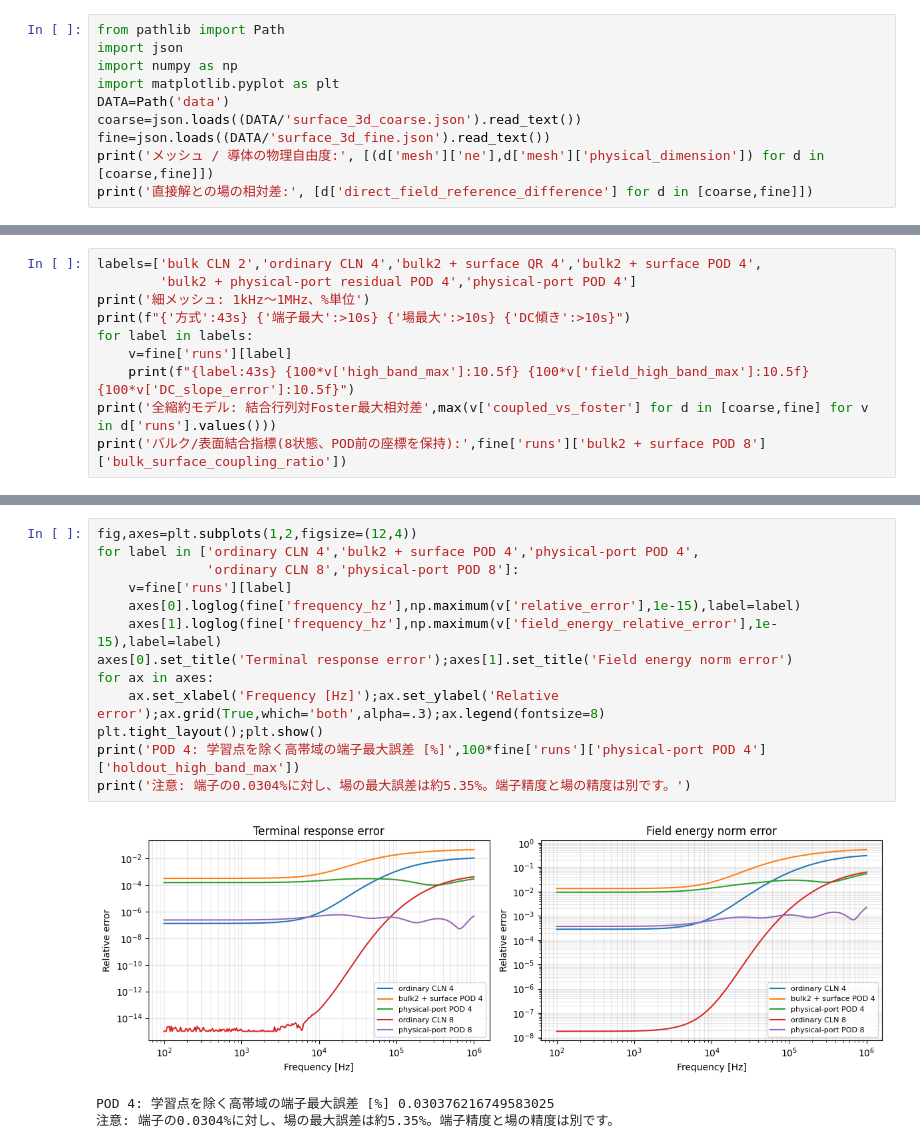
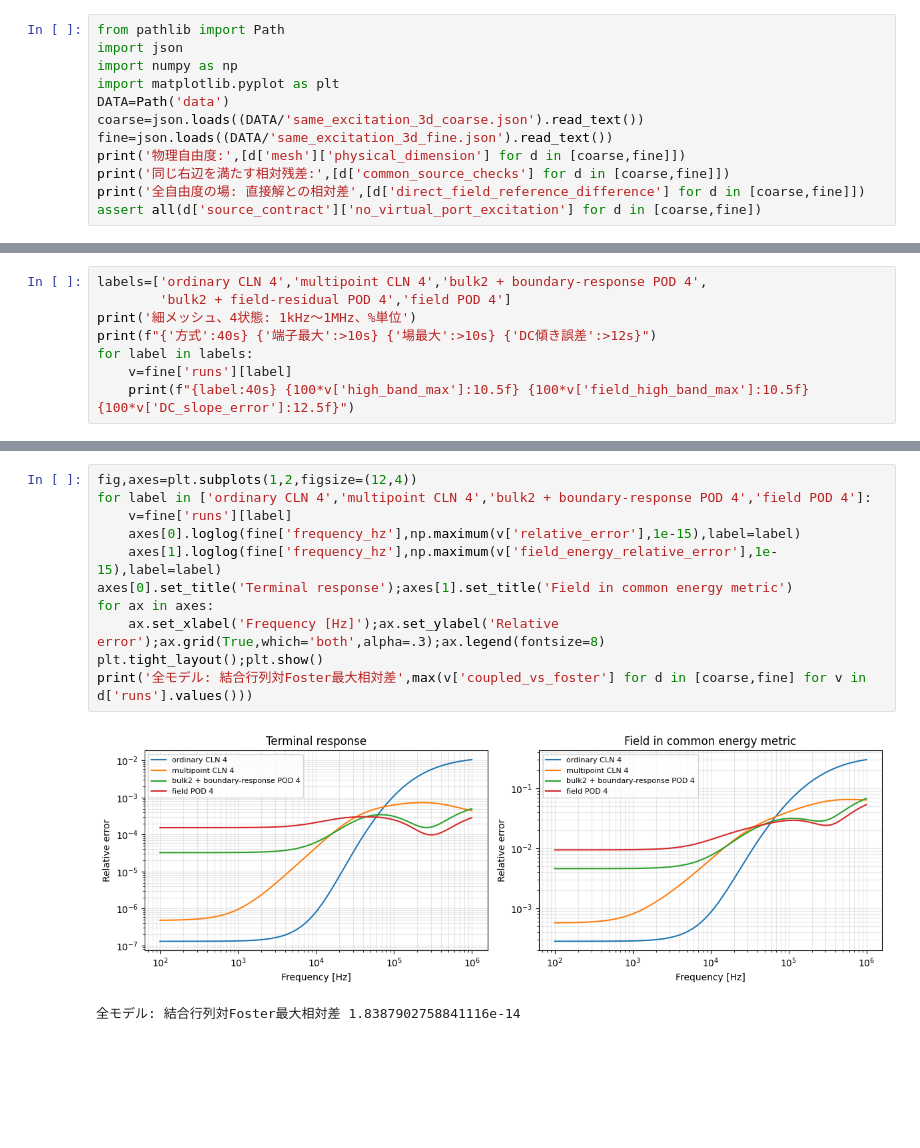
Before and after one commit to ksugahar/CLN-mcp, a Jupyter notebook: docs/08_3d_surface_pod_foster.ipynb, the cells around one changed output, grey strips where cells are left out. Cells and saved outputs as stored; diff of their text form; blank space fills up the shorter version.

Commit message:
Rebuild CLN and POD comparison around the same physical excitation

```diff
--- a/docs/08_3d_surface_pod_foster.ipynb
+++ b/docs/08_3d_surface_pod_foster.ipynb
@@ -20,8 +28,10 @@ import json
 import numpy as np
 import matplotlib.pyplot as plt
 DATA=Path('data')
-coarse=json.loads((DATA/'surface_3d_coarse.json').read_text())
-fine=json.loads((DATA/'surface_3d_fine.json').read_text())
-print('メッシュ / 導体の物理自由度:', [(d['mesh']['ne'],d['mesh']['physical_dimension']) for d in [coarse,fine]])
-print('直接解との場の相対差:', [d['direct_field_reference_difference'] for d in [coarse,fine]])
+coarse=json.loads((DATA/'same_excitation_3d_coarse.json').read_text())
+fine=json.loads((DATA/'same_excitation_3d_fine.json').read_text())
+print('物理自由度:',[d['mesh']['physical_dimension'] for d in [coarse,fine]])
+print('同じ右辺を満たす相対残差:',[d['common_source_checks'] for d in [coarse,fine]])
+print('全自由度の場: 直接解との相対差',[d['direct_field_reference_difference'] for d in [coarse,fine]])
+assert all(d['source_contract']['no_virtual_port_excitation'] for d in [coarse,fine])
 # %% [output]
@@ -67,11 +69,9 @@ $$Z_q(u)=\sum_j r_j\frac{u}{u+p_j},\qquad r_j=(f_q^Tv_j)^2\geq0$$
 # %%
-labels=['bulk CLN 2','ordinary CLN 4','bulk2 + surface QR 4','bulk2 + surface POD 4',
-        'bulk2 + physical-port residual POD 4','physical-port POD 4']
-print('細メッシュ: 1kHz〜1MHz、%単位')
-print(f"{'方式':43s} {'端子最大':>10s} {'場最大':>10s} {'DC傾き':>10s}")
+labels=['ordinary CLN 4','multipoint CLN 4','bulk2 + boundary-response POD 4',
+        'bulk2 + field-residual POD 4','field POD 4']
+print('細メッシュ、4状態: 1kHz〜1MHz、%単位')
+print(f"{'方式':40s} {'端子最大':>10s} {'場最大':>10s} {'DC傾き誤差':>12s}")
 for label in labels:
     v=fine['runs'][label]
-    print(f"{label:43s} {100*v['high_band_max']:10.5f} {100*v['field_high_band_max']:10.5f} {100*v['DC_slope_error']:10.5f}")
-print('全縮約モデル: 結合行列対Foster最大相対差',max(v['coupled_vs_foster'] for d in [coarse,fine] for v in d['runs'].values()))
-print('バルク/表面結合指標(8状態、POD前の座標を保持):',fine['runs']['bulk2 + surface POD 8']['bulk_surface_coupling_ratio'])
+    print(f"{label:40s} {100*v['high_band_max']:10.5f} {100*v['field_high_band_max']:10.5f} {100*v['DC_slope_error']:12.5f}")
 # %% [output]
@@ -96,18 +97,15 @@ physical-port POD 4                            0.03038    5.34979    0.01539
 # %%
 fig,axes=plt.subplots(1,2,figsize=(12,4))
-for label in ['ordinary CLN 4','bulk2 + surface POD 4','physical-port POD 4',
-              'ordinary CLN 8','physical-port POD 8']:
+for label in ['ordinary CLN 4','multipoint CLN 4','bulk2 + boundary-response POD 4','field POD 4']:
     v=fine['runs'][label]
     axes[0].loglog(fine['frequency_hz'],np.maximum(v['relative_error'],1e-15),label=label)
     axes[1].loglog(fine['frequency_hz'],np.maximum(v['field_energy_relative_error'],1e-15),label=label)
-axes[0].set_title('Terminal response error');axes[1].set_title('Field energy norm error')
+axes[0].set_title('Terminal response');axes[1].set_title('Field in common energy metric')
 for ax in axes:
     ax.set_xlabel('Frequency [Hz]');ax.set_ylabel('Relative error');ax.grid(True,which='both',alpha=.3);ax.legend(fontsize=8)
 plt.tight_layout();plt.show()
-print('POD 4: 学習点を除く高帯域の端子最大誤差 [%]',100*fine['runs']['physical-port POD 4']['holdout_high_band_max'])
-print('注意: 端子の0.0304%に対し、場の最大誤差は約5.35%。端子精度と場の精度は別です。')
+print('全モデル: 結合行列対Foster最大相対差',max(v['coupled_vs_foster'] for d in [coarse,fine] for v in d['runs'].values()))
 # %% [output]
-[figure, old version]
+[figure, new version]
-POD 4: 学習点を除く高帯域の端子最大誤差 [%] 0.030376216749583025
-注意: 端子の0.0304%に対し、場の最大誤差は約5.35%。端子精度と場の精度は別です。
+全モデル: 結合行列対Foster最大相対差 1.8387902758841116e-14
 # %%
```
Also changed, not shown: parts of 17 cells of this notebook, 8 other files.
